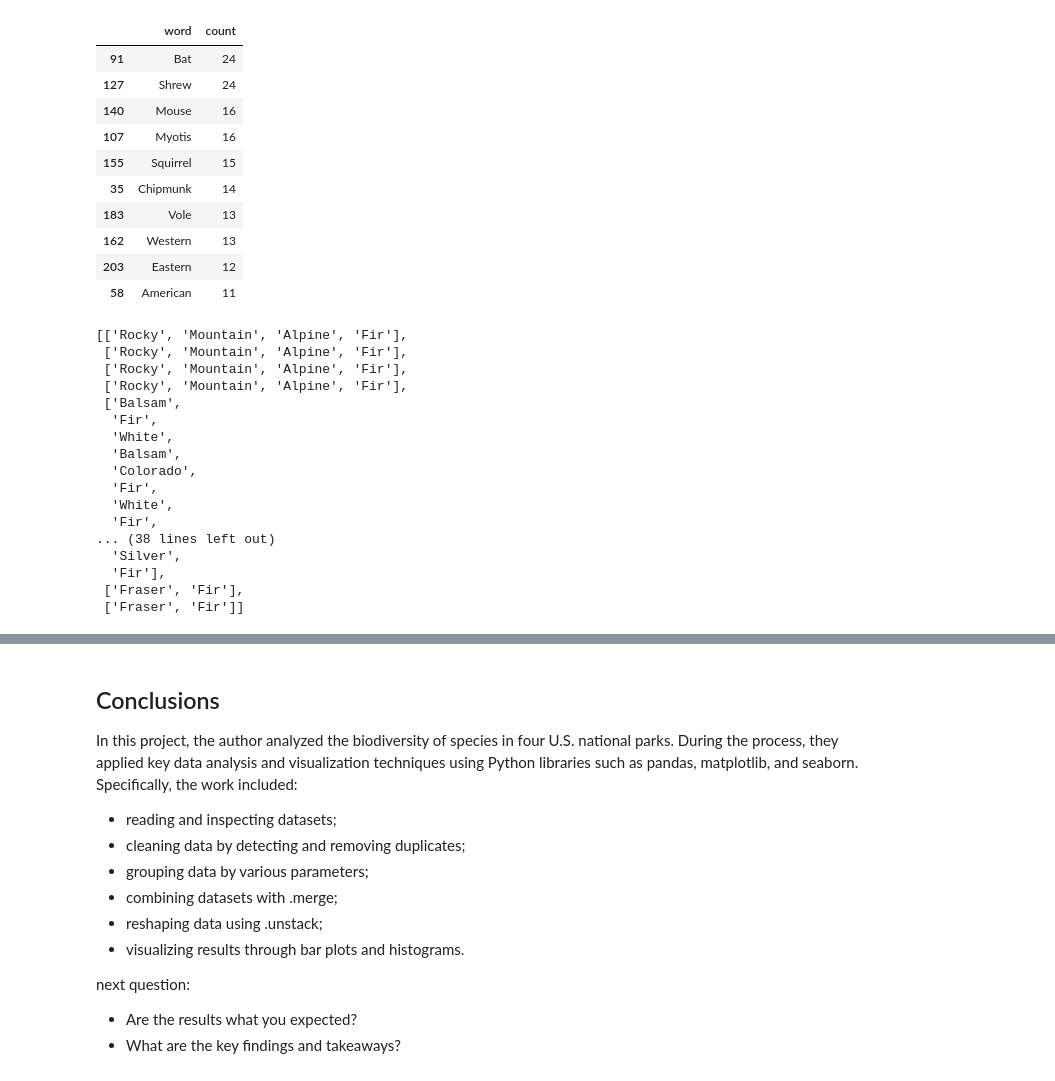
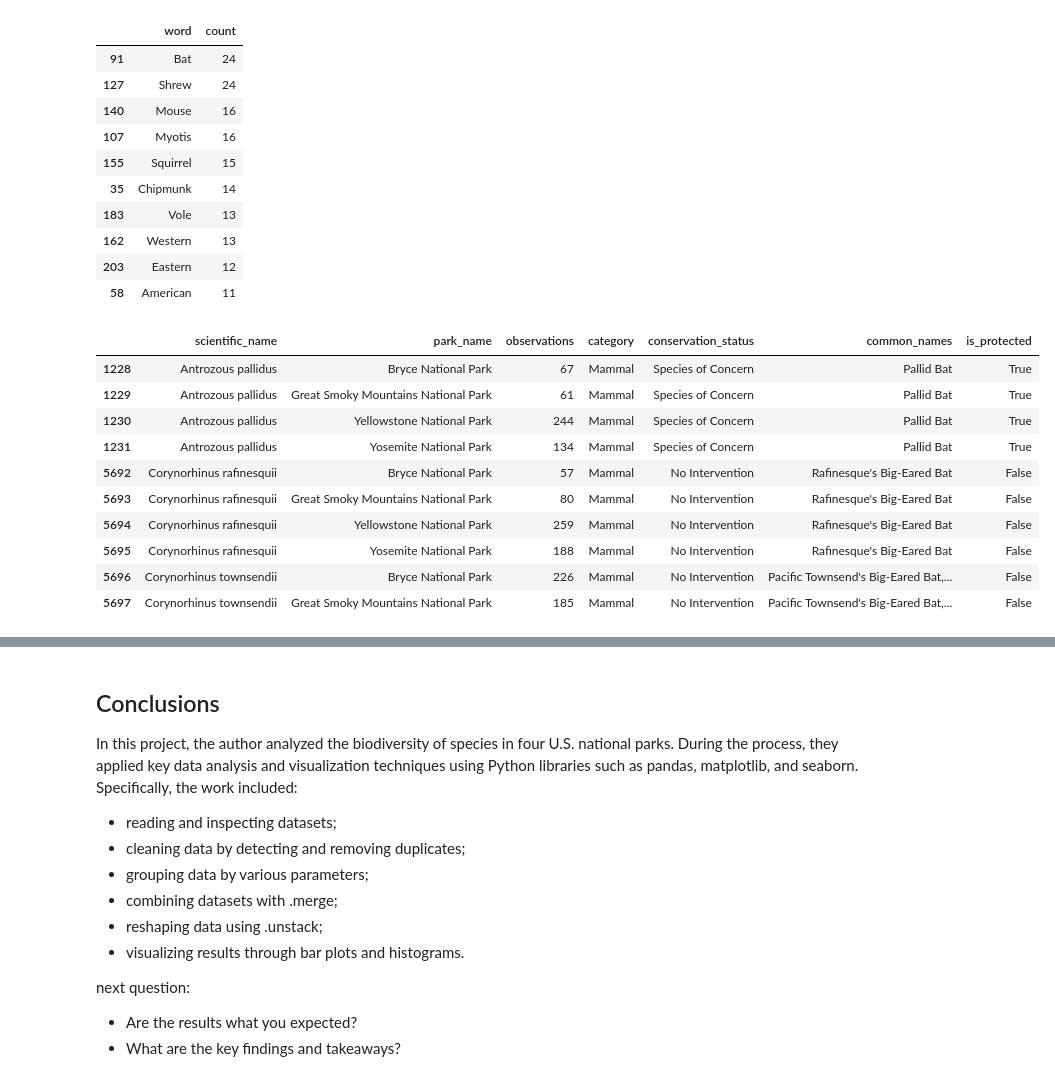
Before and after one commit to 7086600/biodiversity_project, a Jupyter notebook: biodiversity.ipynb, the cells around one changed output, grey strips where cells are left out. Drawn from its saved outputs; the diff is of its cells as text; code cells hidden in the pictures.

```diff
--- a/biodiversity.ipynb
+++ b/biodiversity.ipynb
@@ -827,27 +828,20 @@ pd.DataFrame(words_count_set, columns=['word', 'count']).sort_values(by='count',
 | 162 | Western | 13 |
 | 203 | Eastern | 12 |
 | 58 | American | 11 |
-# %%
-all_common_names = []
-for name in df['common_names'].to_list():
-    all_common_names.append(remove_punctuation(name).split(' '))
-
-all_common_names[:10]
-# %% [output]
-[['Rocky', 'Mountain', 'Alpine', 'Fir'],
- ['Rocky', 'Mountain', 'Alpine', 'Fir'],
- ['Rocky', 'Mountain', 'Alpine', 'Fir'],
- ['Rocky', 'Mountain', 'Alpine', 'Fir'],
- ['Balsam',
-  'Fir',
-  'White',
-  'Balsam',
-  'Colorado',
-  'Fir',
-  'White',
-  'Fir',
-... (38 lines left out)
-  'Silver',
-  'Fir'],
- ['Fraser', 'Fir'],
- ['Fraser', 'Fir']]
+# %%
+bats_filt = (df['common_names'].apply(lambda x: 'Bat' in x)) & (df['category'] == 'Mammal')
+bats_df = df[bats_filt]
+
+bats_df.head(10)
+# %% [output]
+|  | scientific_name | park_name | observations | category | conservation_status | common_names | is_protected |
+| 1228 | Antrozous pallidus | Bryce National Park | 67 | Mammal | Species of Concern | Pallid Bat | True |
+| 1229 | Antrozous pallidus | Great Smoky Mountains National Park | 61 | Mammal | Species of Concern | Pallid Bat | True |
+| 1230 | Antrozous pallidus | Yellowstone National Park | 244 | Mammal | Species of Concern | Pallid Bat | True |
+| 1231 | Antrozous pallidus | Yosemite National Park | 134 | Mammal | Species of Concern | Pallid Bat | True |
+| 5692 | Corynorhinus rafinesquii | Bryce National Park | 57 | Mammal | No Intervention | Rafinesque's Big-Eared Bat | False |
+| 5693 | Corynorhinus rafinesquii | Great Smoky Mountains National Park | 80 | Mammal | No Intervention | Rafinesque's Big-Eared Bat | False |
+| 5694 | Corynorhinus rafinesquii | Yellowstone National Park | 259 | Mammal | No Intervention | Rafinesque's Big-Eared Bat | False |
+| 5695 | Corynorhinus rafinesquii | Yosemite National Park | 188 | Mammal | No Intervention | Rafinesque's Big-Eared Bat | False |
+| 5696 | Corynorhinus townsendii | Bryce National Park | 226 | Mammal | No Intervention | Pacific Townsend's Big-Eared Bat,... | False |
+| 5697 | Corynorhinus townsendii | Great Smoky Mountains National Park | 185 | Mammal | No Intervention | Pacific Townsend's Big-Eared Bat,... | False |
```
Also changed, not shown: parts of 4 cells of this notebook.
